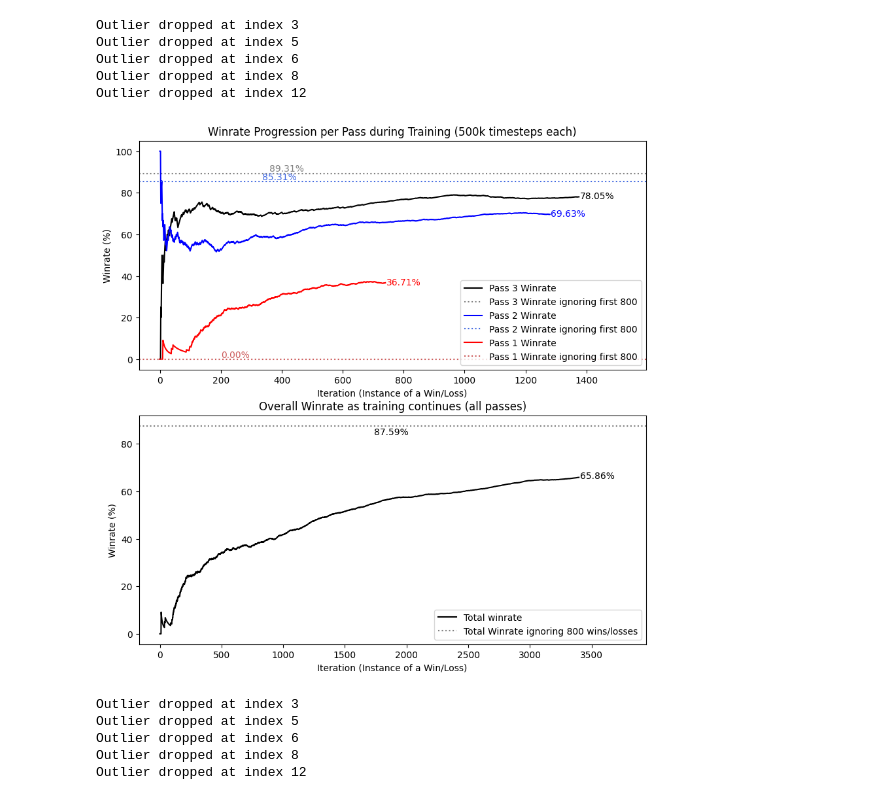
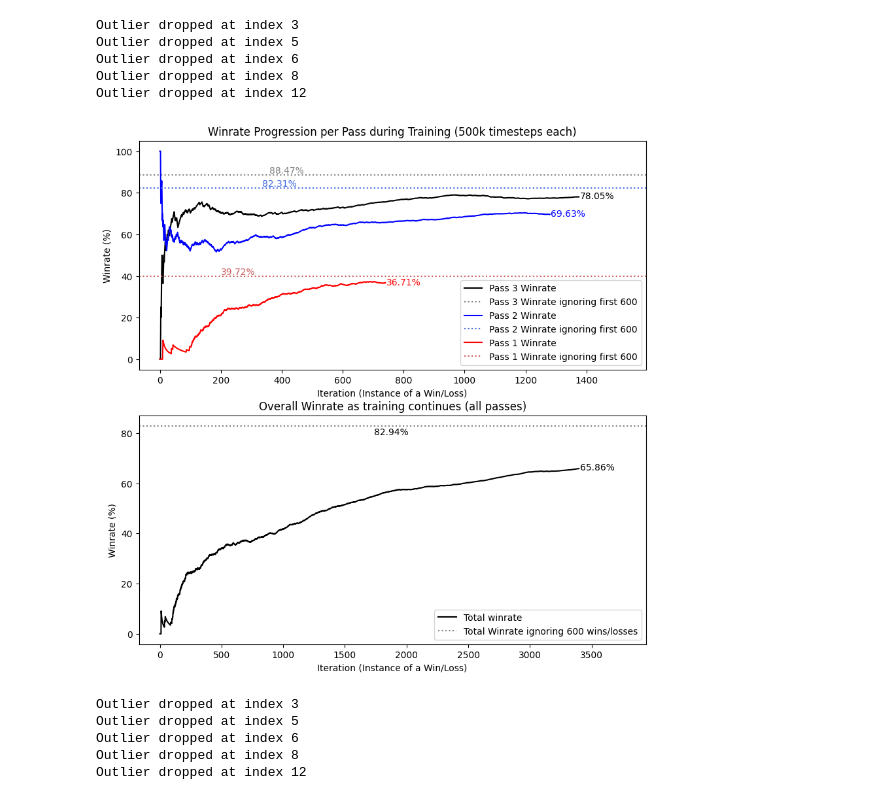
Before and after one commit to Iemontine/SonicGameplayingAI, a Jupyter notebook: graphAllPasses.ipynb, the cells around one changed output. Drawn from its saved outputs; the diff is of its cells as text; code cells hidden in the pictures.

```diff
--- a/graphAllPasses.ipynb
+++ b/graphAllPasses.ipynb
@@ -120,35 +120,35 @@ def read_levelbeats_data(path):
     fastest_completion_t = {1: levelbeats[:split_index1].nsmallest(5, 'completion_timesteps'),
                             2: levelbeats[split_index1:split_index2].nsmallest(5, 'completion_timesteps'),
                             3: levelbeats[split_index2:].nsmallest(5, 'completion_timesteps')}
 
     return completion_t, training_t, average_completion_t, fastest_completion_t
 
 
 #Customization
 COLORS = {
     "p1": "red", "p2": "blue", "p3": "black",
     "p1_avg": "indianred", "p2_avg": "royalblue", "p3_avg": "gray"
 }
-IGNORE_PHASE = 800      # Number of initial wins/losses to ignore for winrate calculation
+IGNORE_PHASE = 600      # Number of initial wins/losses to ignore for winrate calculation
 CUTOFF = 100            # Number of last wins to consider for average completion time
 LEVELBEATS_PATH = './logs/levelbeats copy 4.csv'
 WINLOSS_PATH = './logs/winloss copy 2.csv'
 
 def main():
     winloss = read_winloss_data(WINLOSS_PATH)
     levelbeats = read_levelbeats_data(LEVELBEATS_PATH)
     iter_winlosses, iter_winlosses_ignore, total_winlosses, total_winlosses_ignore = calculate_iterative_winrate(winloss)
     plot_winrates(iter_winlosses, iter_winlosses_ignore, total_winlosses, total_winlosses_ignore)
 
 if __name__ == "__main__":
     main()
 # %% [output]
 Outlier dropped at index 3
 Outlier dropped at index 5
 Outlier dropped at index 6
 Outlier dropped at index 8
 Outlier dropped at index 12
-[figure, old version]
+[figure, new version]
 # %%
 from cProfile import label
 
```
Also changed, not shown: 12 other files.
